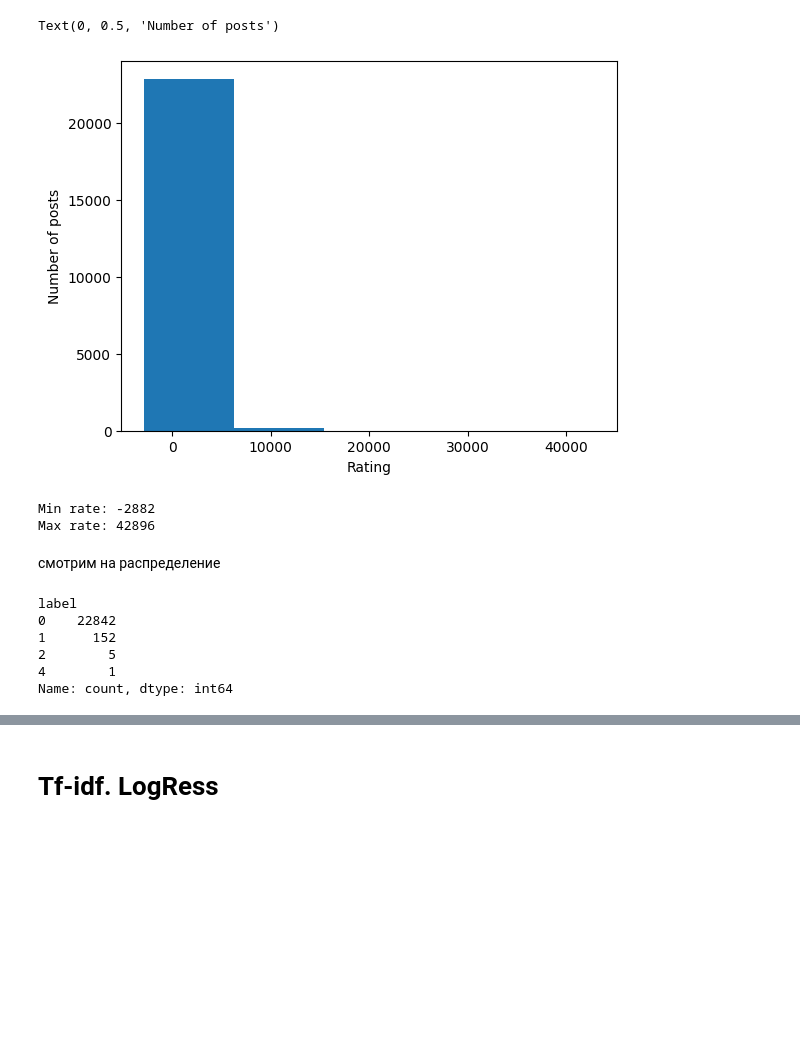
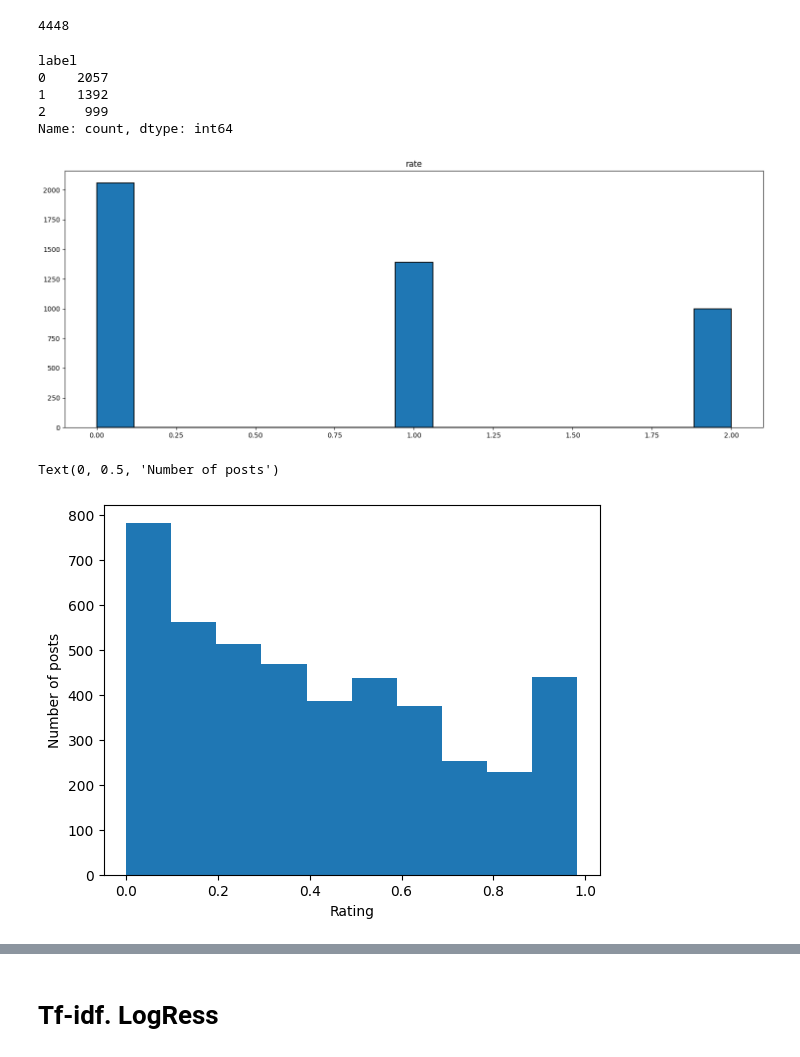
Before and after one commit to zhursvlevy/PostProcessor, a Jupyter notebook: notebooks/analysis.ipynb, the cells around one changed output, grey strips where cells are left out. Cells and saved outputs as stored; diff of their text form; code cells hidden in the pictures; blank space fills up the shorter version.

```diff
--- a/notebooks/analysis.ipynb
+++ b/notebooks/analysis.ipynb
@@ -19,4 +16,0 @@ df.head(3)
-# %%
-df['rating'] = df['pluses'] - df['minuses']
-df_rate = df.drop(columns=['pluses','minuses'])
-df_rate.head(3)
@@ -27,0 +44,4 @@ df_rate.head(3)
+# %%
+pd.isnull(filtered_df.rating).count()
+# %% [output]
+4448
@@ -28,15 +56,27 @@ df_rate.head(3)
+# %%
+filtered_df.label.value_counts()
+# %% [output]
+label
+0    2057
+1    1392
+2     999
+Name: count, dtype: int64
+# %%
+fig, axes = plt.subplots(1, 1, figsize=(15, 6))
+
+sns.histplot(x="label", data=filtered_df, linewidth=1.25,
+             alpha=1, ax=axes, zorder=2)
+axes.set_title("rate")
+axes.set(xlabel=None, ylabel=None)
+
+plt.tight_layout()
+plt.show()
+# %% [output]
+[figure, added]
 # %%
-plt.hist(df_rate['rating'], bins=5)
+plt.hist(filtered_df.rating)
 plt.xlabel('Rating')
 plt.ylabel('Number of posts')
 # %% [output]
 Text(0, 0.5, 'Number of posts')
-[figure, old version]
+[figure, new version]
-# %%
-min_rate = df_rate.rating.min()
-max_rate = df_rate.rating.max()
-print('Min rate:', min_rate)
-print('Max rate:', max_rate)
-# %% [output]
-Min rate: -2882
-Max rate: 42896
@@ -52,11 +82,0 @@ intervals = create_label(df_rate["rating"].min(), df_rate["rating"].max())
-# %% [markdown]
-смотрим на распределение
-# %%
-df_rate.label.value_counts()
-# %% [output]
-label
-0    22842
-1      152
-2        5
-4        1
-Name: count, dtype: int64
```
Also changed, not shown: parts of 31 cells of this notebook.
